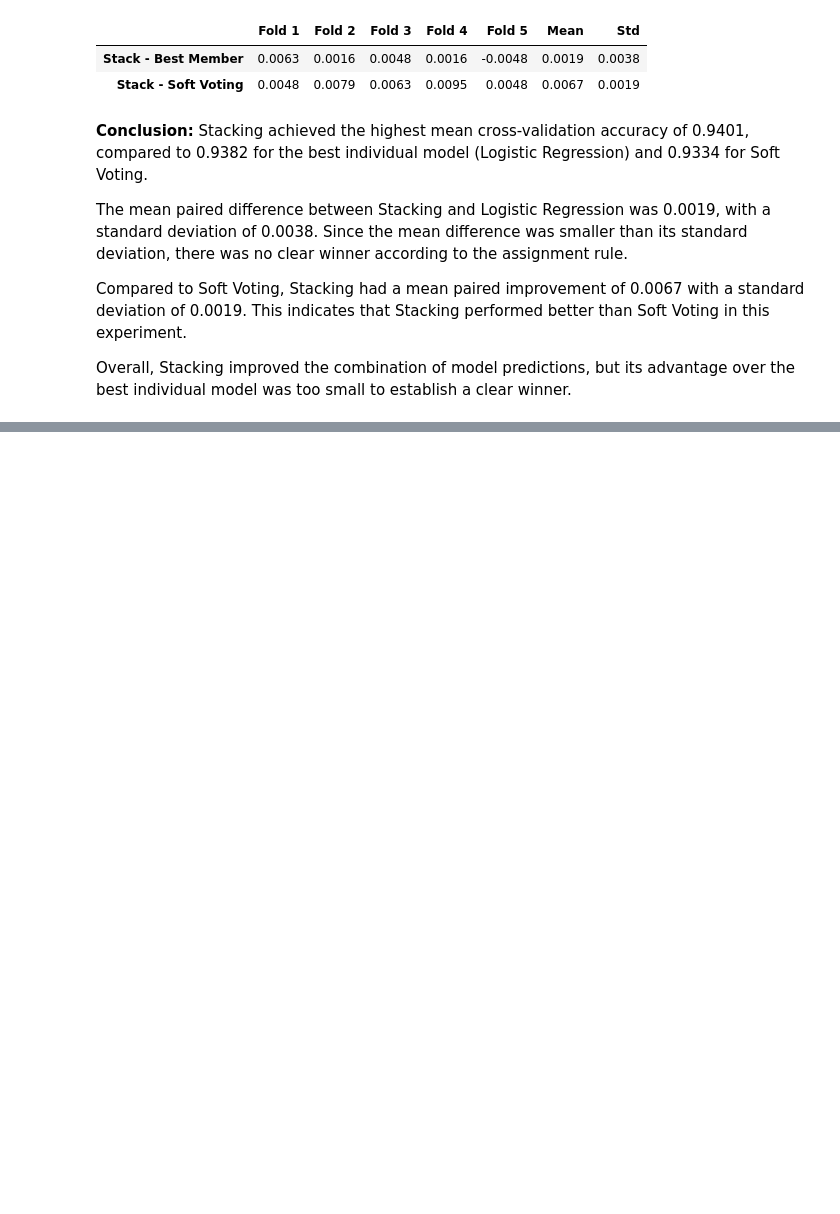
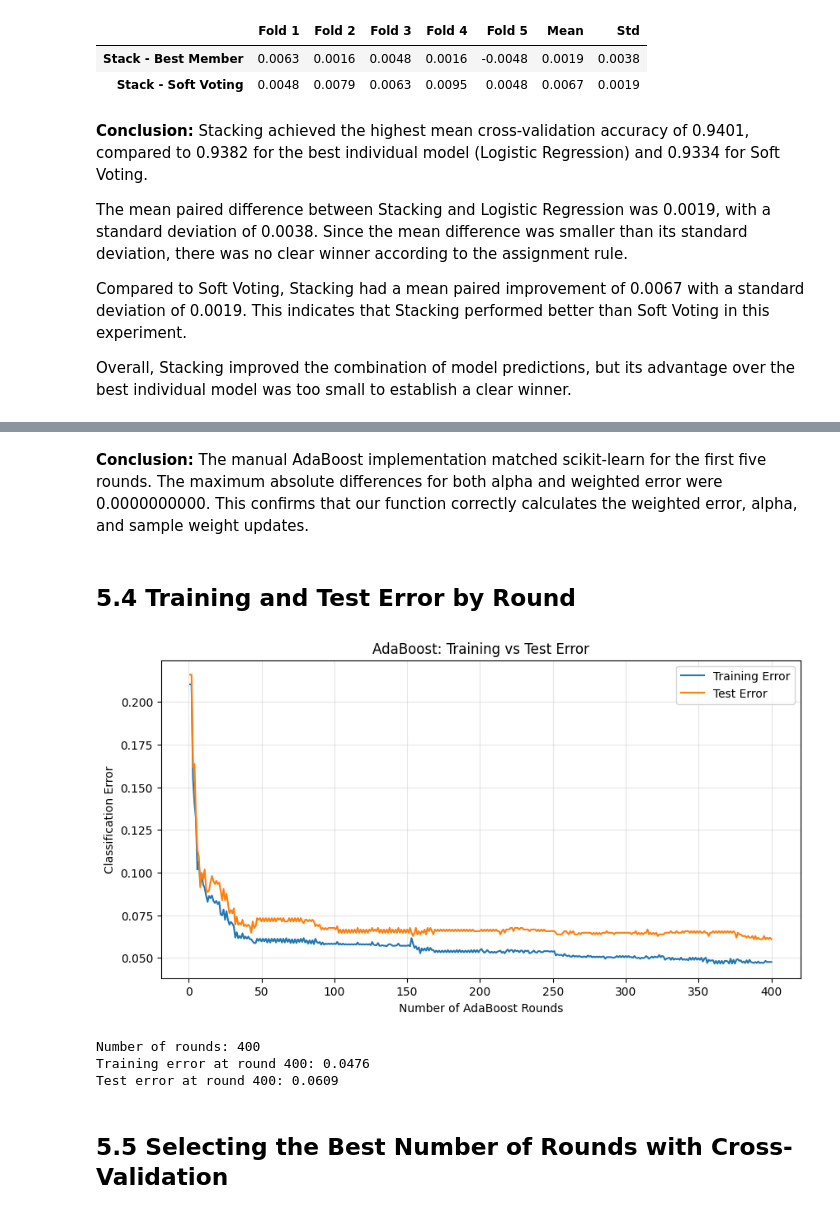
Before and after one commit to Meyrim1/meirim_ML_task_4, a Jupyter notebook: meirim_task4.ipynb, the cells around one changed output, grey strips where cells are left out. Drawn from its saved outputs; the diff is of its cells as text; code cells hidden in the pictures; blank space fills up the shorter version.

Commit message:
Complete AdaBoost and label noise experiments

```diff
--- a/meirim_task4.ipynb
+++ b/meirim_task4.ipynb
@@ -849,0 +1008,41 @@ Overall, Stacking improved the combination of model predictions, but its advanta
+# %% [markdown]
+**Conclusion:** The manual AdaBoost implementation matched scikit-learn for the first five rounds. The maximum absolute differences for both alpha and weighted error were 0.0000000000. This confirms that our function correctly calculates the weighted error, alpha, and sample weight updates.
+# %% [markdown]
+## 5.4 Training and Test Error by Round
+# %%
+
+train_accuracy = np.array(
+    list(ada.staged_score(X_train, y_train))
+)
+
+test_accuracy_by_round = np.array(
+    list(ada.staged_score(X_test, y_test))
+)
+
+train_error = 1 - train_accuracy
+test_error = 1 - test_accuracy_by_round
+
+rounds = np.arange(1, len(train_error) + 1)
+
+plt.figure(figsize=(10, 5))
+
+plt.plot(rounds, train_error, label="Training Error")
+plt.plot(rounds, test_error, label="Test Error")
+
+plt.xlabel("Number of AdaBoost Rounds")
+plt.ylabel("Classification Error")
+plt.title("AdaBoost: Training vs Test Error")
+plt.legend()
+plt.grid(alpha=0.3)
+plt.show()
+
+print("Number of rounds:", len(rounds))
+print(f"Training error at round 400: {train_error[-1]:.4f}")
+print(f"Test error at round 400: {test_error[-1]:.4f}")
+# %% [output]
+[figure, added]
+Number of rounds: 400
+Training error at round 400: 0.0476
+Test error at round 400: 0.0609
+# %% [markdown]
+## 5.5 Selecting the Best Number of Rounds with Cross-Validation
```
Also changed, not shown: parts of 20 cells of this notebook.
